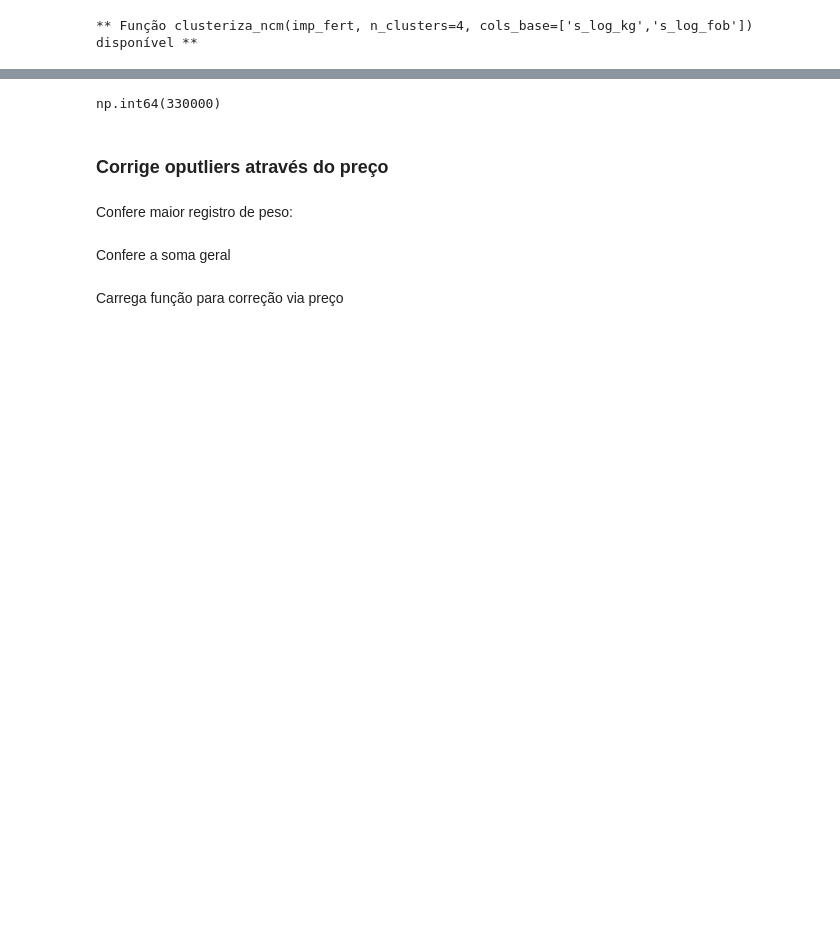
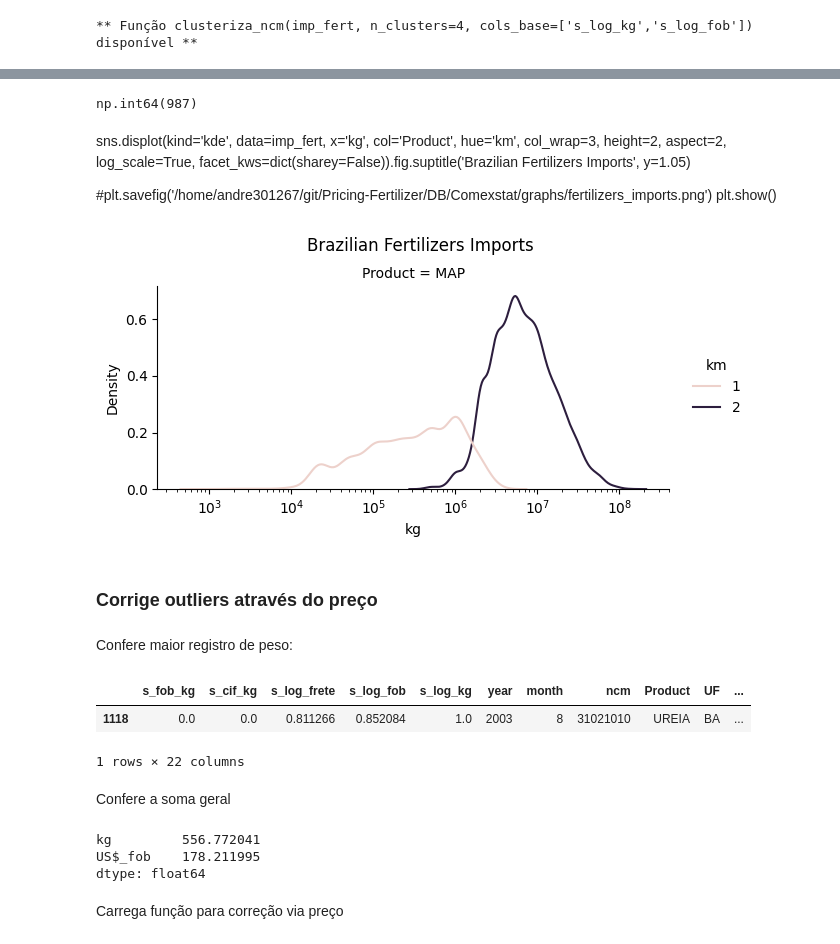
Before and after one commit to AndreCoutinhoBueno/Pricing-Fertilizer, a Jupyter notebook: codes/extração/Comexstat/IMP_NCM/Valida_quantitativos.ipynb, the cells around one changed output, grey strips where cells are left out. Saved outputs shown, nothing was run; the diff lists cells and outputs as text; code cells hidden in the pictures; blank space fills up the shorter version.

Commit message:
valid_quantidade acertando

```diff
--- a/codes/extração/Comexstat/IMP_NCM/Valida_quantitativos.ipynb
+++ b/codes/extração/Comexstat/IMP_NCM/Valida_quantitativos.ipynb
@@ -14,6 +19,6 @@ imp_fert.shape
 # %% [markdown]
 ### Identifica as colunas quantitativas
 # %%
-col_quanti=[x for x in imp_fert.columns if x[:2]=='VL' or x[:2]=='KG']
+col_quanti=['kg','US$_fob','US$_freight']
 col_quanti
 # %% [output]
@@ -98,9 +97,9 @@ sns.displot(kind='kde',data=imp_fert.sort_values('nick'),x='KG_LIQUIDO',col='nic
 # %% [markdown]
 ## Clusteriza NCM
 # %%
-imp_fert['log_kg']=np.log10(imp_fert.KG_LIQUIDO)
-imp_fert['log_fob']=np.log10(imp_fert.VL_FOB)
-imp_fert['log_frete']=np.log10(imp_fert.VL_FRETE)
-imp_fert['cif_kg']=(imp_fert.VL_FOB+imp_fert.VL_FRETE)/imp_fert.KG_LIQUIDO
-imp_fert['fob_kg']=(imp_fert.VL_FOB)/imp_fert.KG_LIQUIDO
+imp_fert['log_kg']=np.log10(imp_fert.kg)
+imp_fert['log_fob']=np.log10(imp_fert['US$_fob'])
+imp_fert['log_frete']=np.log10(imp_fert['US$_freight'])
+imp_fert['cif_kg']=(imp_fert['US$_fob']+imp_fert['US$_freight'])/imp_fert.kg
+imp_fert['fob_kg']=(imp_fert['US$_fob'])/imp_fert.kg
 # %%
@@ -108,7 +107,7 @@ imp_fert['fob_kg']=(imp_fert.VL_FOB)/imp_fert.KG_LIQUIDO
 # %% [output]
 ** Função clusteriza_ncm(imp_fert, n_clusters=4, cols_base=['s_log_kg','s_log_fob']) disponível **
 # %%
-n_cluster_list=[1,2,3,
+n_cluster_list=[1,3,3,
                 3,2,1,
                 6,2,2,
                 5,3,2,
@@ -117,5 +116,5 @@ n_cluster_list=[1,2,3,
                 1,3,2,
                 5,1,1,
                 1,2,4]
-ncm_list=imp_fert['nick'].drop_duplicates().sort_values().values
+ncm_list=imp_fert['Product'].drop_duplicates().sort_values().values
 d=dict(zip(ncm_list,n_cluster_list))
@@ -122,12 +131,12 @@ d=dict(zip(ncm_list,n_cluster_list))
 # %%
 q=pd.DataFrame()
 for n in ncm_list:
-    t=imp_fert[imp_fert.nick==n]
+    t=imp_fert[imp_fert.Product==n]
     t=clusteriza_ncm(t,n_clusters=d[n],cols_base=['log_kg','log_fob','log_frete','cif_kg','fob_kg'])
     q=pd.concat([q,t])
 # %%
 imp_fert=q
 # %%
-imp_fert[(imp_fert.nick=='MAP')&(imp_fert.km==1)].KG_LIQUIDO.min()
+imp_fert[(imp_fert.Product=='MAP')&(imp_fert.km==1)].kg.min()
 # %% [output]
-np.int64(330000)
+np.int64(987)
@@ -137,13 +143,36 @@ sns.displot(data=imp_fert,x='KG_LIQUIDO',col='nick', hue='km',col_wrap=3,height=
+# %% [markdown]
+sns.displot(kind='kde', data=imp_fert, x='kg', col='Product', hue='km', col_wrap=3, height=2, aspect=2,\
+            log_scale=True, facet_kws=dict(sharey=False)).fig.suptitle('Brazilian Fertilizers Imports', y=1.05)
+
+#plt.savefig('/home/andre301267/git/Pricing-Fertilizer/DB/Comexstat/graphs/fertilizers_imports.png')
+plt.show()
+# %%
+sns.displot(kind='kde', data=imp_fert[(imp_fert.Product=='MAP')&(imp_fert.km!=0)], x='kg', col='Product', hue='km',\
+             height=3, aspect=2, log_scale=True)\
+                .fig.suptitle('Brazilian Fertilizers Imports', y=1.05)
+
+plt.savefig('/home/andre301267/git/Pricing-Fertilizer/DB/Comexstat/graphs/fertilizers_imports.png')
+plt.show()
+# %% [output]
+[figure, added]
 # %% [markdown]
-### Corrige oputliers através do preço
+### Corrige outliers através do preço
 # %% [markdown]
 Confere maior registro de peso:
 # %%
-imp_fert[imp_fert.KG_LIQUIDO==imp_fert.KG_LIQUIDO.max()]
+imp_fert[imp_fert.kg==imp_fert.kg.max()]
+# %% [output]
+|  | s_fob_kg | s_cif_kg | s_log_frete | s_log_fob | s_log_kg | year | month | ncm | Product | UF | ... |
+| 1118 | 0.0 | 0.0 | 0.811266 | 0.852084 | 1.0 | 2003 | 8 | 31021010 | UREIA | BA | ... |
+1 rows × 22 columns
 # %% [markdown]
 Confere a soma geral
 # %%
-imp_fert[['KG_LIQUIDO','VL_FOB']].sum()/10**9
+imp_fert[['kg','US$_fob']].sum()/10**9
+# %% [output]
+kg         556.772041
+US$_fob    178.211995
+dtype: float64
 # %% [markdown]
 Carrega função para correção via preço
 # %%
```
Also changed, not shown: parts of 21 cells of this notebook, 5 other files.
